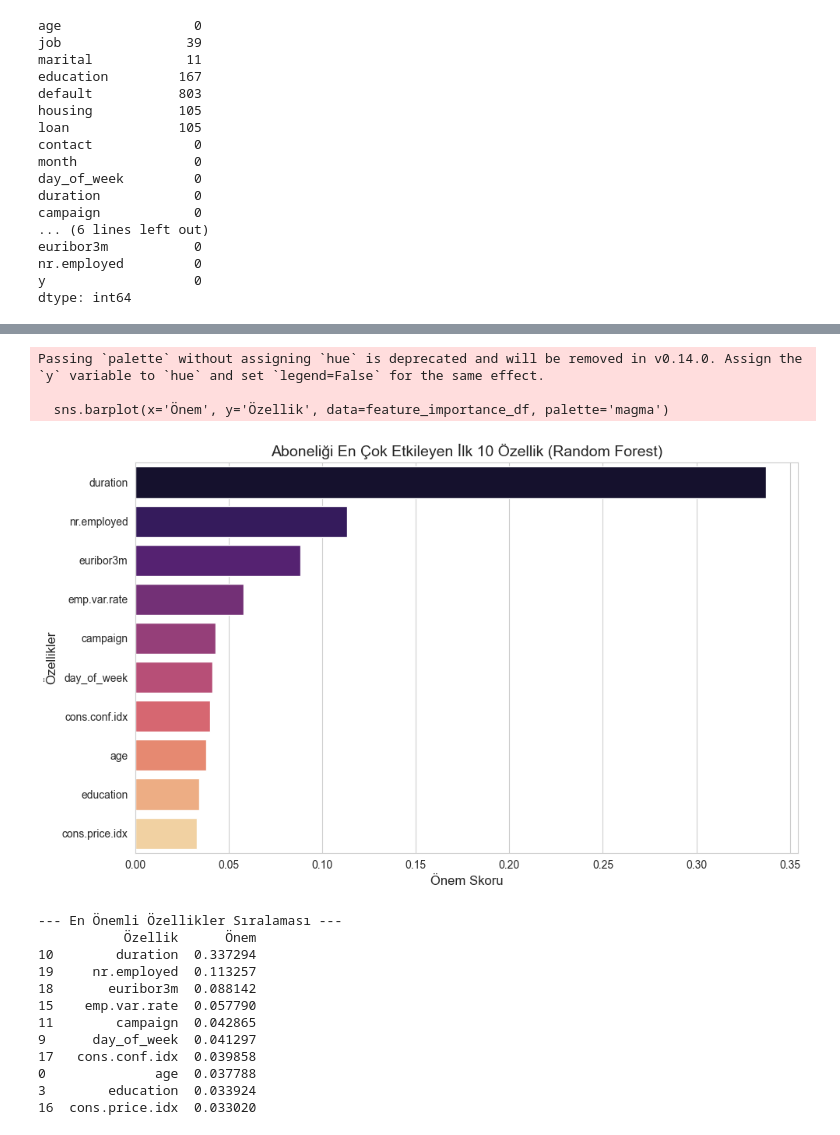
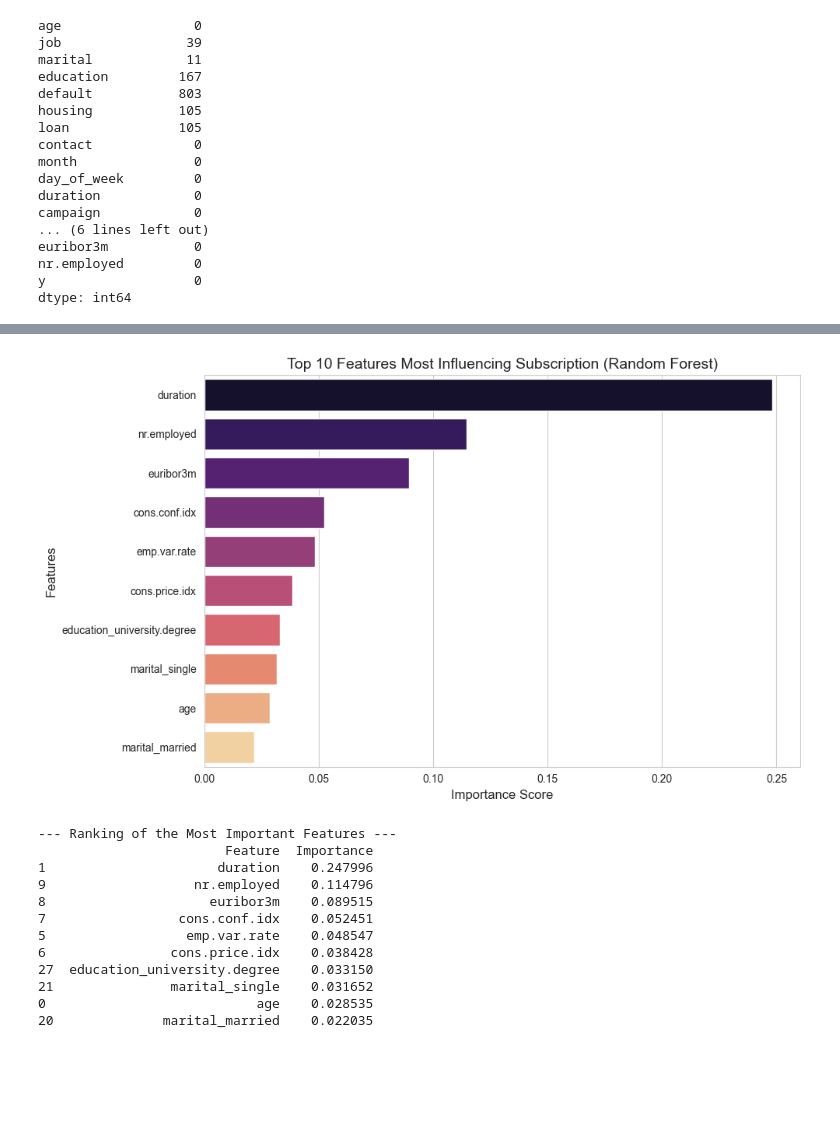
Before and after one commit to denizgures1282-cmd/bank-marketing-project, a Jupyter notebook: project.ipynb, the cells around one changed output, grey strips where cells are left out. Cells and saved outputs as stored; diff of their text form; code cells hidden in the pictures; blank space fills up the shorter version.

```diff
--- a/project.ipynb
+++ b/project.ipynb
@@ -404,44 +434,40 @@ Modelin hangi faktörlere dayanarak karar verdiğini anlamak, iş stratejisi gel
 # %%
-# 1. Modelin özellik önem derecelerini alalım
-# Random Forest için 'feature_importances_' kullanılır
-importances = model.feature_importances_
 
-# 2. Sütun isimlerini belirleyelim (Hedef değişken 'y' hariç olanlar)
-feature_names = df_model.drop('y', axis=1).columns
+importances = model_rf.feature_importances_
 
-# 3. Verileri DataFrame haline getirip sıralayalım
-feature_importance_df = pd.DataFrame({'Özellik': feature_names, 'Önem': importances})
-feature_importance_df = feature_importance_df.sort_values(by='Önem', ascending=False).head(10)
 
-# 4. Görselleştirme
+feature_names = X_train.columns
+
+
+feature_importance_df = pd.DataFrame({'Feature': feature_names, 'Importance': importances})
+feature_importance_df = feature_importance_df.sort_values(by='Importance', ascending=False).head(10)
+
+
 plt.figure(figsize=(10, 6))
 sns.set_style("whitegrid")
-sns.barplot(x='Önem', y='Özellik', data=feature_importance_df, palette='magma')
+sns.barplot(x='Importance', y='Feature', data=feature_importance_df, palette='magma', hue='Feature', legend=False)
 
-plt.title('Aboneliği En Çok Etkileyen İlk 10 Özellik (Random Forest)', fontsize=14)
-plt.xlabel('Önem Skoru', fontsize=12)
-plt.ylabel('Özellikler', fontsize=12)
+plt.title('Top 10 Features Most Influencing Subscription (Random Forest)', fontsize=14)
+plt.xlabel('Importance Score', fontsize=12)
+plt.ylabel('Features', fontsize=12)
 plt.tight_layout()
 plt.show()
 
-# Sayısal listeyi de görelim
-print("--- En Önemli Özellikler Sıralaması ---")
+
+print("--- Ranking of the Most Important Features ---")
 print(feature_importance_df)
 # %% [output]
+[figure, new version]
-Passing `palette` without assigning `hue` is deprecated and will be removed in v0.14.0. Assign the `y` variable to `hue` and set `legend=False` for the same effect.
-
-  sns.barplot(x='Önem', y='Özellik', data=feature_importance_df, palette='magma')
+--- Ranking of the Most Important Features ---
+                        Feature  Importance
+1                      duration    0.247996
+9                   nr.employed    0.114796
+8                     euribor3m    0.089515
+7                 cons.conf.idx    0.052451
+5                  emp.var.rate    0.048547
+6                cons.price.idx    0.038428
+27  education_university.degree    0.033150
+21               marital_single    0.031652
+0                           age    0.028535
+20              marital_married    0.022035
-[figure, old version]
---- En Önemli Özellikler Sıralaması ---
-           Özellik      Önem
-10        duration  0.337294
-19     nr.employed  0.113257
-18       euribor3m  0.088142
-15    emp.var.rate  0.057790
-11        campaign  0.042865
-9      day_of_week  0.041297
-17   cons.conf.idx  0.039858
-0              age  0.037788
-3        education  0.033924
-16  cons.price.idx  0.033020
 # %% [markdown]
```
Also changed, not shown: parts of 32 cells of this notebook.
